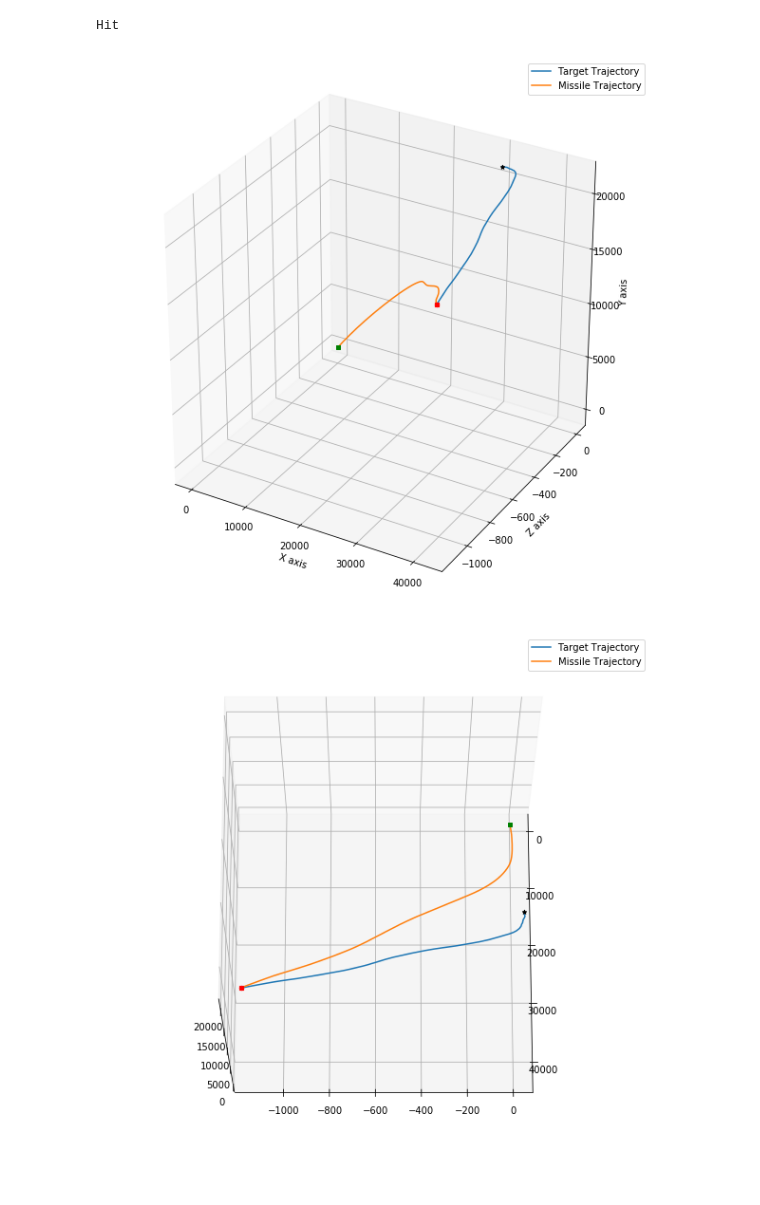
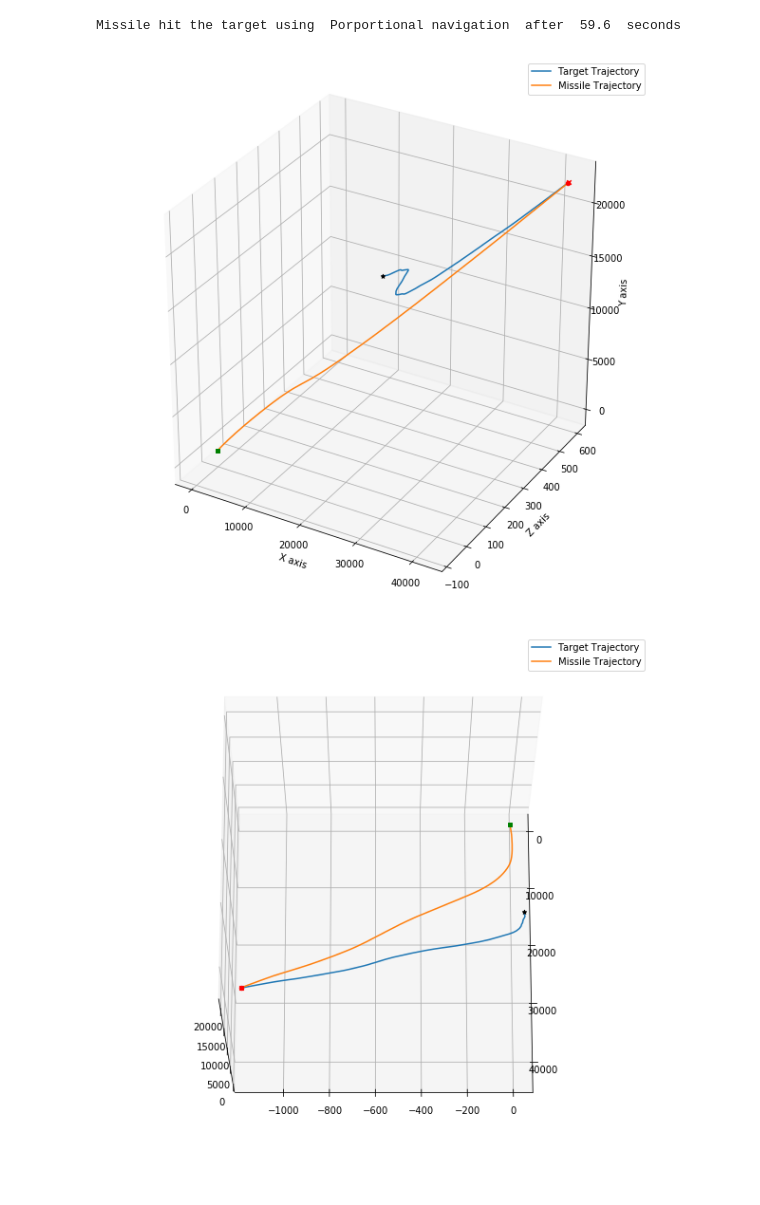
Before and after one commit to Abdelrahman350/Guidance, a Jupyter notebook: Homing_Guidance.ipynb, the cells around one changed output. Drawn from its saved outputs; the diff is of its cells as text; code cells hidden in the pictures.

```diff
--- a/Homing_Guidance.ipynb
+++ b/Homing_Guidance.ipynb
@@ -105,6 +105,7 @@ sigma   = [None] * len(time)
 D[0] = target.r - missile.r
 
 epsilon[0], sigma[0] = epsilon0_sigma0(target, missile)
+missflag = 0
 missile.theta = epsilon[0]
 for i in range(1, len(time)):
     t0 = time[i-1]
@@ -128,9 +129,14 @@ for i in range(1, len(time)):
     epsilon[i] = epsilon[i-1] + epsilon_d * dt
     sigma[i] = sigma[i-1] + sigma_d * dt
     D[i] = D[i-1] + D_d * dt
-    if abs(D[i]) < 10:
-        print("Hit")
+    if abs(D[i]) < 20:
+        print("Missile hit the target using ", Guidance_Law," after ", time[i]," seconds")
         break
+    elif D[i] > D[i-1]:
+        missflag = missflag + 1
+        if missflag == 2:
+            print("Missile missed the target")
+
     thetaM_old = missile.theta
     phiM_old = missile.phi
     # Missile gives new commands
@@ -152,35 +158,35 @@ for i in range(1, len(time)):
 
     # Missile Pursuits
     dtheta_m = thetaM_new - thetaM_old
     dphi_m = phiM_new - phiM_old
     missile.update(0, dtheta_m, dphi_m, dt)
     thetam[i] = missile.theta
 
 fig = plt.figure(figsize=(8, 8))
 ax = Axes3D(fig)
 #ax.set_xlim3d(-5000, 80000)
 #ax.set_ylim3d(-5000, 80000)
 #ax.set_zlim3d(-5000, 80000)
 ax.set_xlabel('X axis')
 ax.set_zlabel('Y axis')
 ax.set_ylabel('Z axis')
 
 xt, zt, yt = zip(*target.position)
 xm, zm, ym = zip(*missile.position)
 
 ax.plot(xt, zt, yt, label='Target Trajectory')
 ax.plot(xm, zm, ym, label='Missile Trajectory')
 ax.scatter(xt[-1], zt[-1], yt[-1], c='r', marker='x')   # End point
 ax.scatter(xt[0], zt[0], yt[0], c='k', marker='*')   # Start point
 ax.scatter(xm[-1], zm[-1], ym[-1], c='r', marker='o')   # End point
 ax.scatter(xm[0], zm[0], ym[0], c='g', marker='s')   # Start point
 ax.legend()
 #ax.view_init(70, 0)
 plt.grid()
 plt.show()
 # %% [output]
-Hit
+Missile hit the target using  Porportional navigation  after  59.6  seconds
-[figure, old version]
+[figure, new version]
 # %%
 fig = plt.figure(figsize=(8, 8))
 ax = Axes3D(fig)
```
